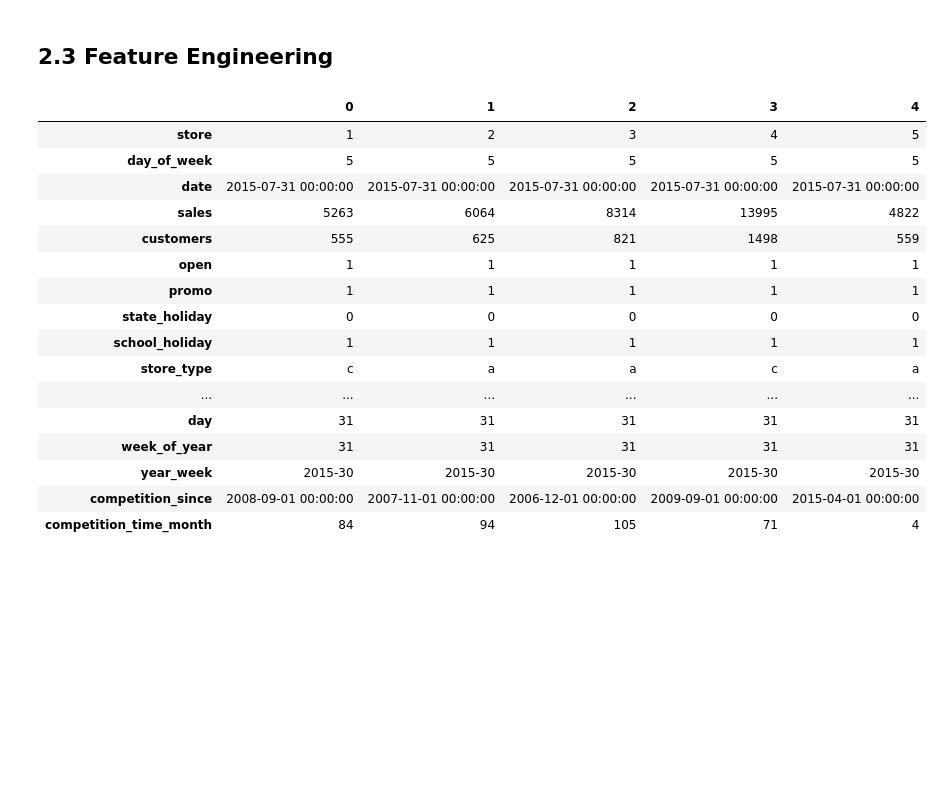
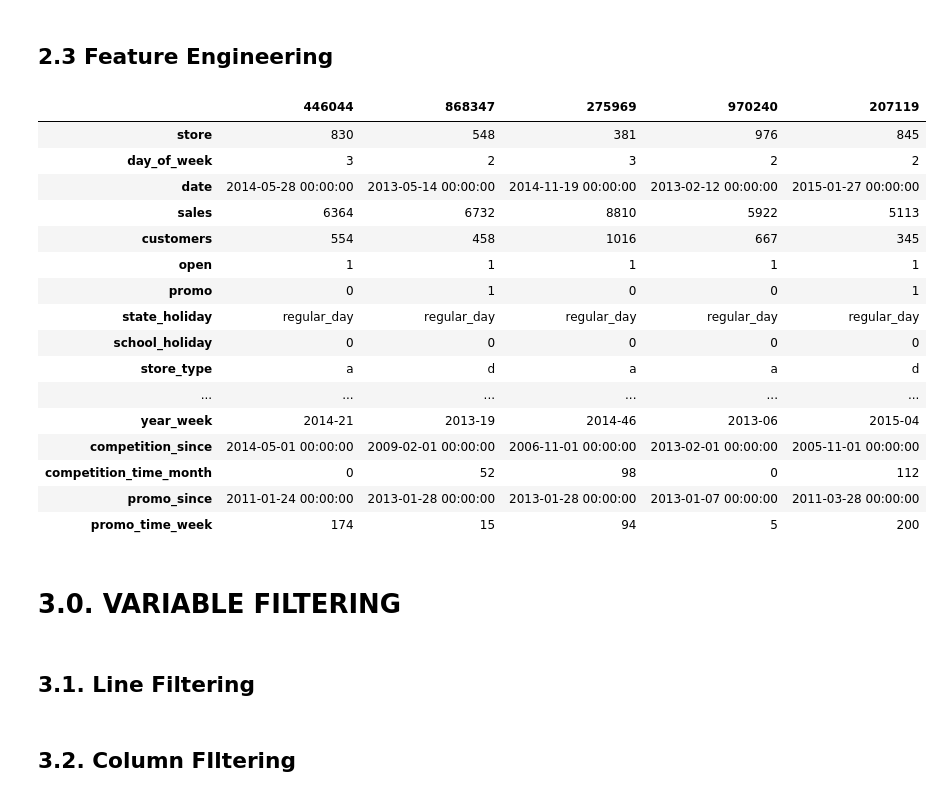
Before and after one commit to pedropscf/1-Rossman-Sales-Prediction, a Jupyter notebook: m03_vid01_store_sales_prediction.ipynb, the cells around one changed output. Cells and saved outputs as stored; diff of their text form; code cells hidden in the pictures; blank space fills up the shorter version.

Commit message:
Added variables filtering

```diff
--- a/m03_vid01_store_sales_prediction.ipynb
+++ b/m03_vid01_store_sales_prediction.ipynb
@@ -493,22 +493,24 @@ df2['assortment'] = df2['assortment'].apply( lambda x: 'basic' if x=='a' else 'e
 #state holiday
 df2['state_holiday'] = df2['state_holiday'].apply( lambda x: 'public_holiday' if x=='a' else 'easter_holiday' if x=='b' else 'christmas' if x=='c' else 'regular_day')
 # %%
-df2.head().T
+df2.sample(5).T
 # %% [output]
-|  | 0 | 1 | 2 | 3 | 4 |
-| store | 1 | 2 | 3 | 4 | 5 |
-| day_of_week | 5 | 5 | 5 | 5 | 5 |
-| date | 2015-07-31 00:00:00 | 2015-07-31 00:00:00 | 2015-07-31 00:00:00 | 2015-07-31 00:00:00 | 2015-07-31 00:00:00 |
-| sales | 5263 | 6064 | 8314 | 13995 | 4822 |
-| customers | 555 | 625 | 821 | 1498 | 559 |
+|  | 446044 | 868347 | 275969 | 970240 | 207119 |
+| store | 830 | 548 | 381 | 976 | 845 |
+| day_of_week | 3 | 2 | 3 | 2 | 2 |
+| date | 2014-05-28 00:00:00 | 2013-05-14 00:00:00 | 2014-11-19 00:00:00 | 2013-02-12 00:00:00 | 2015-01-27 00:00:00 |
+| sales | 6364 | 6732 | 8810 | 5922 | 5113 |
+| customers | 554 | 458 | 1016 | 667 | 345 |
 | open | 1 | 1 | 1 | 1 | 1 |
-| promo | 1 | 1 | 1 | 1 | 1 |
-| state_holiday | 0 | 0 | 0 | 0 | 0 |
-| school_holiday | 1 | 1 | 1 | 1 | 1 |
-| store_type | c | a | a | c | a |
+| promo | 0 | 1 | 0 | 0 | 1 |
+| state_holiday | regular_day | regular_day | regular_day | regular_day | regular_day |
+| school_holiday | 0 | 0 | 0 | 0 | 0 |
+| store_type | a | d | a | a | d |
 | ... | ... | ... | ... | ... | ... |
-| day | 31 | 31 | 31 | 31 | 31 |
-| week_of_year | 31 | 31 | 31 | 31 | 31 |
-| year_week | 2015-30 | 2015-30 | 2015-30 | 2015-30 | 2015-30 |
-| competition_since | 2008-09-01 00:00:00 | 2007-11-01 00:00:00 | 2006-12-01 00:00:00 | 2009-09-01 00:00:00 | 2015-04-01 00:00:00 |
-| competition_time_month | 84 | 94 | 105 | 71 | 4 |
+| year_week | 2014-21 | 2013-19 | 2014-46 | 2013-06 | 2015-04 |
+| competition_since | 2014-05-01 00:00:00 | 2009-02-01 00:00:00 | 2006-11-01 00:00:00 | 2013-02-01 00:00:00 | 2005-11-01 00:00:00 |
+| competition_time_month | 0 | 52 | 98 | 0 | 112 |
+| promo_since | 2011-01-24 00:00:00 | 2013-01-28 00:00:00 | 2013-01-28 00:00:00 | 2013-01-07 00:00:00 | 2011-03-28 00:00:00 |
+| promo_time_week | 174 | 15 | 94 | 5 | 200 |
+# %% [markdown]
+# 3.0. VARIABLE FILTERING
@@ -514,0 +519,2 @@ df2.head().T
+# %% [markdown]
+## 3.1. Line Filtering
@@ -514,0 +523,2 @@ df2.head().T
+# %% [markdown]
+## 3.2. Column FIltering
```
Also changed, not shown: parts of 7 cells of this notebook.
